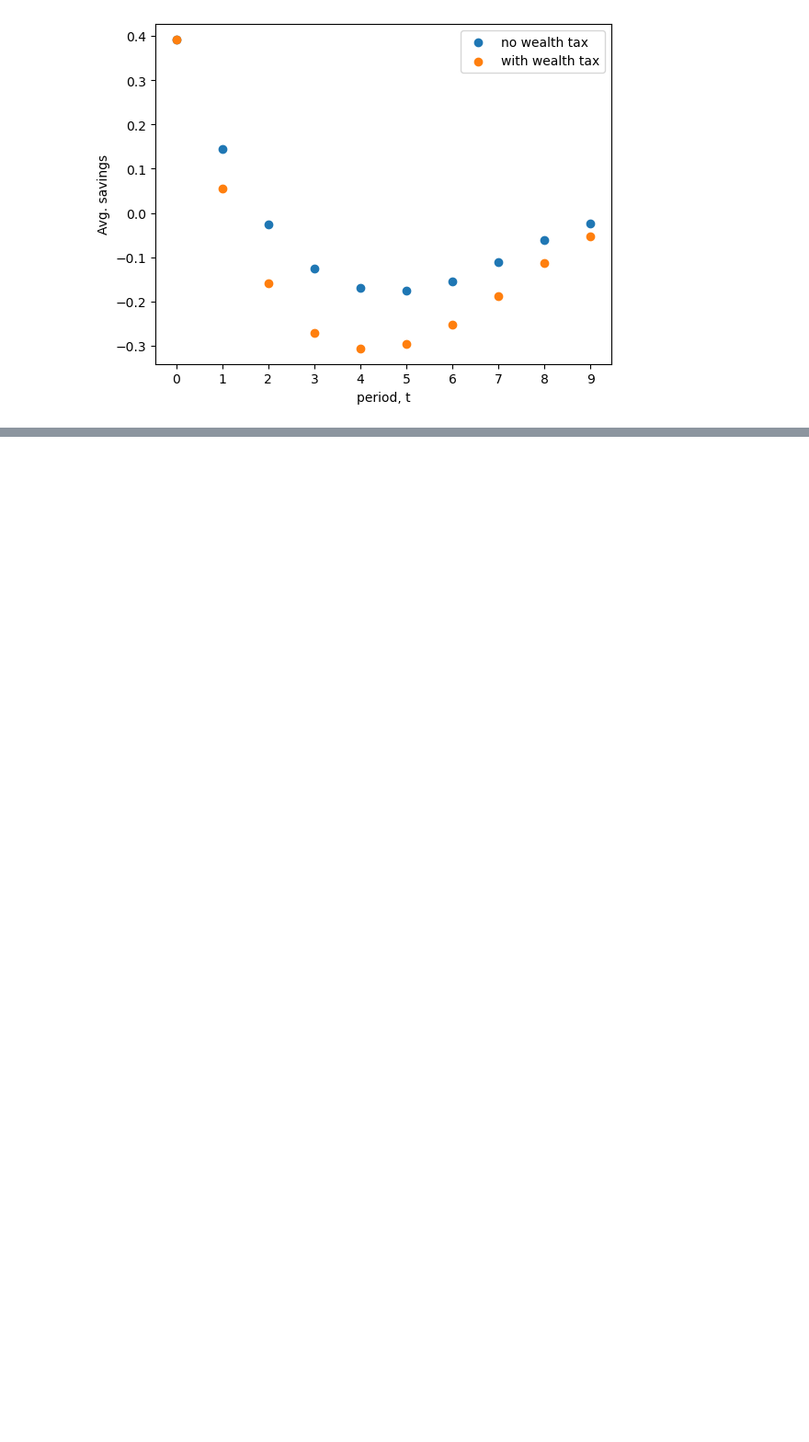
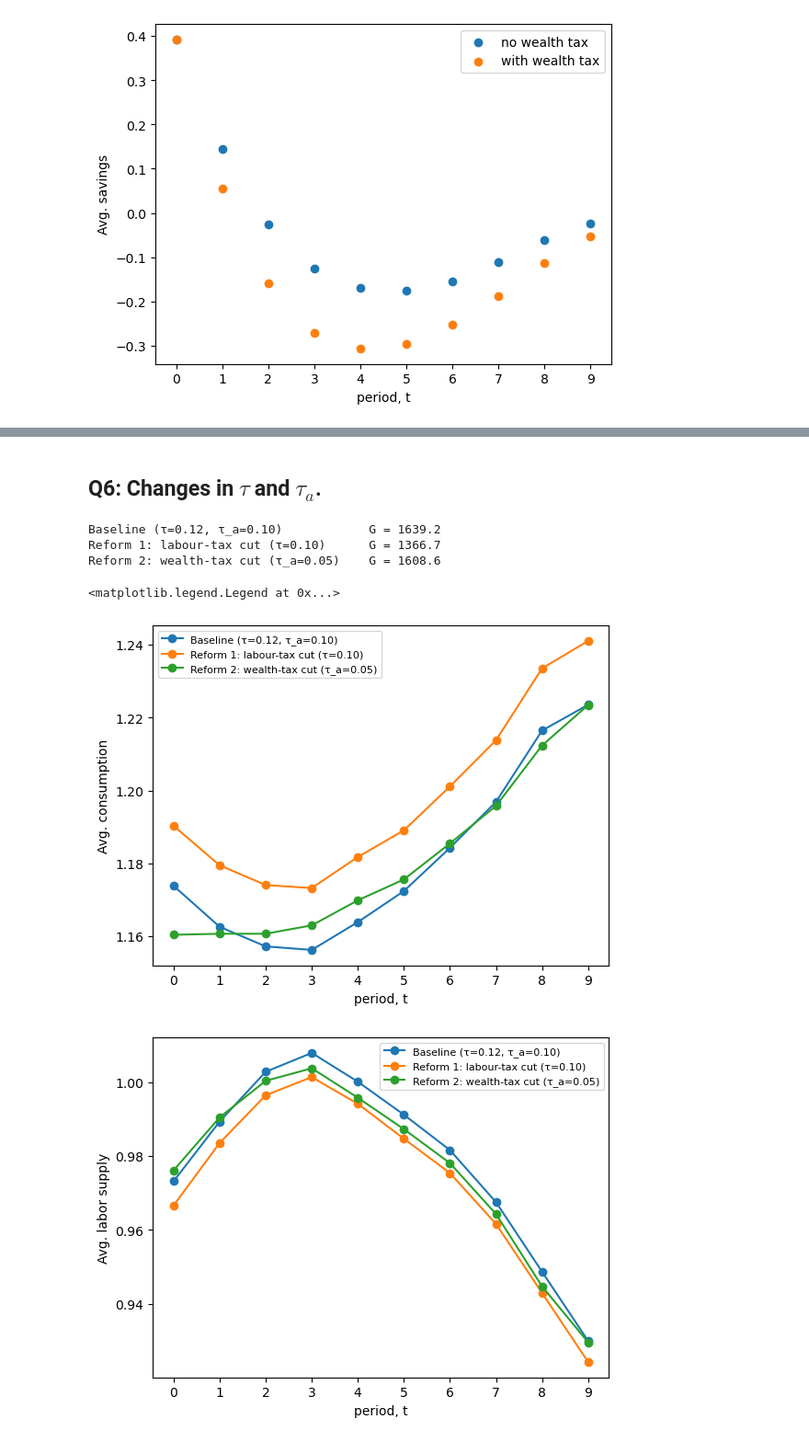
Before and after one commit to oliviarytter/HouseholdBehavior, a Jupyter notebook: Exam 2024/Exam2024.ipynb, the cells around one changed output, grey strips where cells are left out. Shown at 92% size. Saved outputs shown, nothing was run; the diff lists cells and outputs as text; code cells hidden in the pictures; blank space fills up the shorter version.

```diff
--- a/Exam 2024/Exam2024.ipynb
+++ b/Exam 2024/Exam2024.ipynb
@@ -84,0 +101,49 @@ for val in ('c','h','k','a'):
+# %% [markdown]
+## Q6: Changes in $\tau$ and $\tau_a$.
+# %%
+# depreciation stays ON throughout; only the tax rates differ
+common = {'delta':0.2, 'pk':0.6}
+model_base = DynLaborModelClass(par={**common, 'tau':0.12, 'tau_a':0.10})  # baseline
+model_tau  = DynLaborModelClass(par={**common, 'tau':0.10, 'tau_a':0.10})  # reform 1: labour-tax cut
+model_taua = DynLaborModelClass(par={**common, 'tau':0.12, 'tau_a':0.05})  # reform 2: wealth-tax cut
+
+for m in (model_base, model_tau, model_taua):
+    m.solve(); m.simulate()
+# %%
+models = {'Baseline (τ=0.12, τ_a=0.10)':        model_base,
+          'Reform 1: labour-tax cut (τ=0.10)':   model_tau,
+          'Reform 2: wealth-tax cut (τ_a=0.05)':  model_taua}
+
+# --- i–iv: life-cycle profiles (one figure per outcome, three lines each) ---
+labels = {'c':'consumption', 'h':'labor supply', 'k':'human capital',
+          'a':'savings', 'budget':'tax revenue', 'util':'utility'}
+age = range(model_base.par.simT)
+for var, name in labels.items():
+    fig, ax = plt.subplots()
+    for lab, m in models.items():                                  # one line per model
+        ax.plot(age, np.nanmean(getattr(m.sim, var), axis=0), '-o', label=lab)
+    ax.set(xlabel='period, t', ylabel=f'Avg. {name}', xticks=age)
+    ax.legend(fontsize=8)
+
+# --- iv (headline): total government budget G for each model ---
+for lab, m in models.items():
+    print(f'{lab:38s} G = {m.sim.budget.sum():.1f}')
+
+# --- v: distribution of the CHANGE in individual welfare from each reform ---
+W_base    = np.sum(model_base.sim.util, axis=1)               # baseline welfare per person
+diff_tau  = np.sum(model_tau.sim.util,  axis=1) - W_base      # gain from labour-tax cut
+diff_taua = np.sum(model_taua.sim.util, axis=1) - W_base      # gain from wealth-tax cut
+
+fig, ax = plt.subplots()
+ax.hist(diff_tau,  alpha=0.5, bins=20, label='labour-tax cut')
+ax.hist(diff_taua, alpha=0.5, bins=20, label='wealth-tax cut')
+ax.axvline(0, color='k', linewidth=0.8)                       # right of 0 = better off
+ax.set(xlabel='change in individual welfare $W_i$', ylabel='count')
+ax.legend()
+# %% [output]
+Baseline (τ=0.12, τ_a=0.10)            G = 1639.2
+Reform 1: labour-tax cut (τ=0.10)      G = 1366.7
+Reform 2: wealth-tax cut (τ_a=0.05)    G = 1608.6
+<matplotlib.legend.Legend at 0x...>
+[figure, added]
+[figure, added]
```
Also changed, not shown: parts of 11 cells of this notebook, 29 other files.
